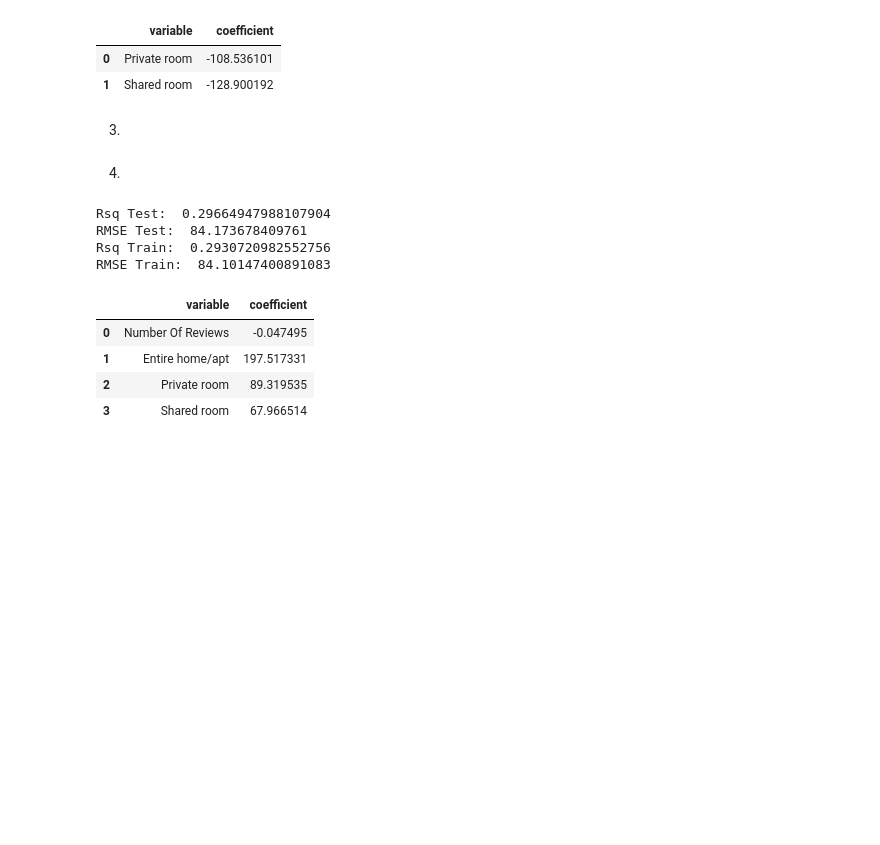
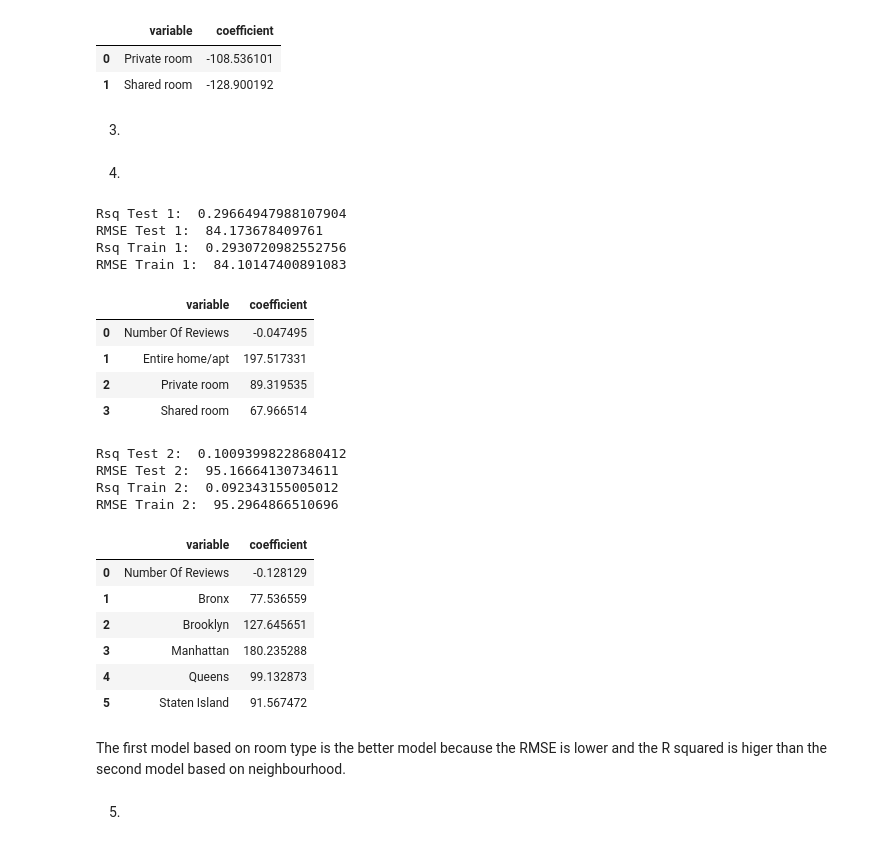
Before and after one commit to eyv7jz/linearRegression, a Jupyter notebook: 04_hedonic_pricing/04_hedonic_pricing.ipynb, the cells around one changed output. Drawn from its saved outputs; the diff is of its cells as text; code cells hidden in the pictures; blank space fills up the shorter version.

```diff
--- a/04_hedonic_pricing/04_hedonic_pricing.ipynb
+++ b/04_hedonic_pricing/04_hedonic_pricing.ipynb
@@ -188,31 +194,74 @@ Z_test = pd.concat([X_test['Number Of Reviews'],
                     pd.get_dummies(X_test['Room Type'], dtype='int')], axis = 1)
 
 reg = linear_model.LinearRegression(fit_intercept=False).fit(Z_train,y_train)
+# %%
+y2 = df['Price']
+X2 = df.loc[:,['Number Of Reviews', 'Neighbourhood ']]
+X2_train, X2_test, y2_train, y2_test = train_test_split(X2,y2, test_size=.2, random_state=100)
+
+Z2_train = pd.concat([X2_train['Number Of Reviews'],
+                     pd.get_dummies(X2_train['Neighbourhood '], dtype='int')], axis = 1)
+Z2_test = pd.concat([X2_test['Number Of Reviews'],
+                    pd.get_dummies(X2_test['Neighbourhood '], dtype='int')], axis = 1)
+
+reg2 = linear_model.LinearRegression(fit_intercept=False).fit(Z2_train,y2_train)
 # %% [markdown]
 4.
 # %%
 # fitting model on test data
 y_hat_test = reg.predict(Z_test)
-print('Rsq Test: ', reg.score(Z_test,y_test))
+print('Rsq Test 1: ', reg.score(Z_test,y_test))
 rmse_test = np.sqrt( np.mean( (y_test - y_hat_test)**2 ))
-print('RMSE Test: ', rmse_test)
+print('RMSE Test 1: ', rmse_test)
 results_test = pd.DataFrame({'variable':reg.feature_names_in_, 'coefficient': reg.coef_})
 results_test
 
 # fitting model on training data
 y_hat_train = reg.predict(Z_train)
-print('Rsq Train: ', reg.score(Z_train,y_train))
+print('Rsq Train 1: ', reg.score(Z_train,y_train))
 rmse_train = np.sqrt( np.mean( (y_train - y_hat_train)**2 ))
-print('RMSE Train: ', rmse_train)
+print('RMSE Train 1: ', rmse_train)
 results_train = pd.DataFrame({'variable':reg.feature_names_in_, 'coefficient': reg.coef_})
 results_train
 # %% [output]
-Rsq Test:  0.29664947988107904
-RMSE Test:  84.173678409761
-Rsq Train:  0.2930720982552756
-RMSE Train:  84.10147400891083
+Rsq Test 1:  0.29664947988107904
+RMSE Test 1:  84.173678409761
+Rsq Train 1:  0.2930720982552756
+RMSE Train 1:  84.10147400891083
 |  | variable | coefficient |
 | 0 | Number Of Reviews | -0.047495 |
 | 1 | Entire home/apt | 197.517331 |
 | 2 | Private room | 89.319535 |
 | 3 | Shared room | 67.966514 |
+# %%
+# fitting model on test data
+y2_hat_test = reg2.predict(Z2_test)
+print('Rsq Test 2: ', reg2.score(Z2_test,y2_test))
+rmse_test2 = np.sqrt( np.mean( (y2_test - y2_hat_test)**2 ))
+print('RMSE Test 2: ', rmse_test2)
+results_test2 = pd.DataFrame({'variable':reg2.feature_names_in_, 'coefficient': reg2.coef_})
+results_test2
+
+# fitting model on training data
+y2_hat_train = reg2.predict(Z2_train)
+print('Rsq Train 2: ', reg2.score(Z2_train,y2_train))
+rmse_train2 = np.sqrt( np.mean( (y2_train - y2_hat_train)**2 ))
+print('RMSE Train 2: ', rmse_train2)
+results_train2 = pd.DataFrame({'variable':reg2.feature_names_in_, 'coefficient': reg2.coef_})
+results_train2
+# %% [output]
+Rsq Test 2:  0.10093998228680412
+RMSE Test 2:  95.16664130734611
+Rsq Train 2:  0.092343155005012
+RMSE Train 2:  95.2964866510696
+|  | variable | coefficient |
+| 0 | Number Of Reviews | -0.128129 |
+| 1 | Bronx | 77.536559 |
+| 2 | Brooklyn | 127.645651 |
+| 3 | Manhattan | 180.235288 |
+| 4 | Queens | 99.132873 |
+| 5 | Staten Island | 91.567472 |
+# %% [markdown]
+The first model based on room type is the better model because the RMSE is lower and the R squared is higer than the second model based on neighbourhood.
+# %% [markdown]
+5.
```
Also changed, not shown: parts of 1 cell of this notebook.
